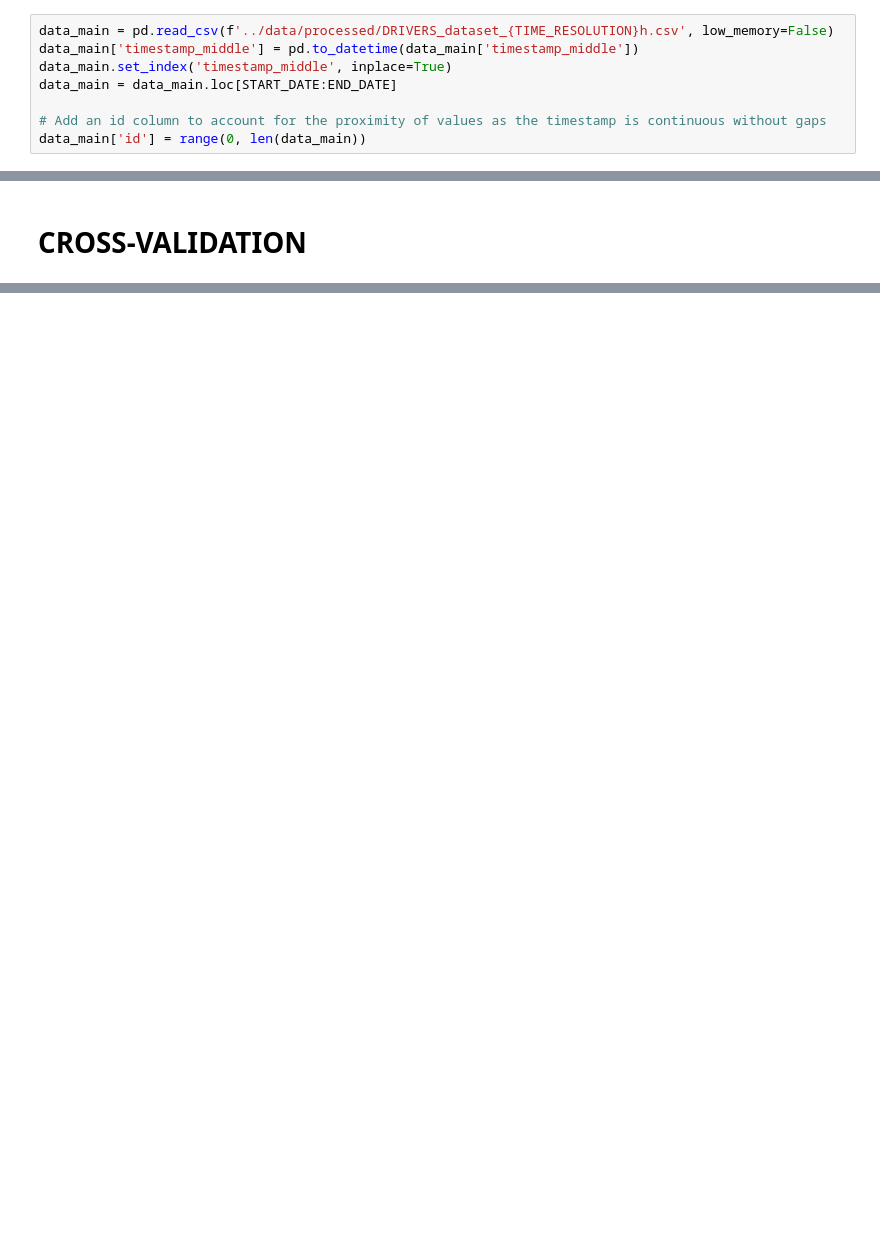
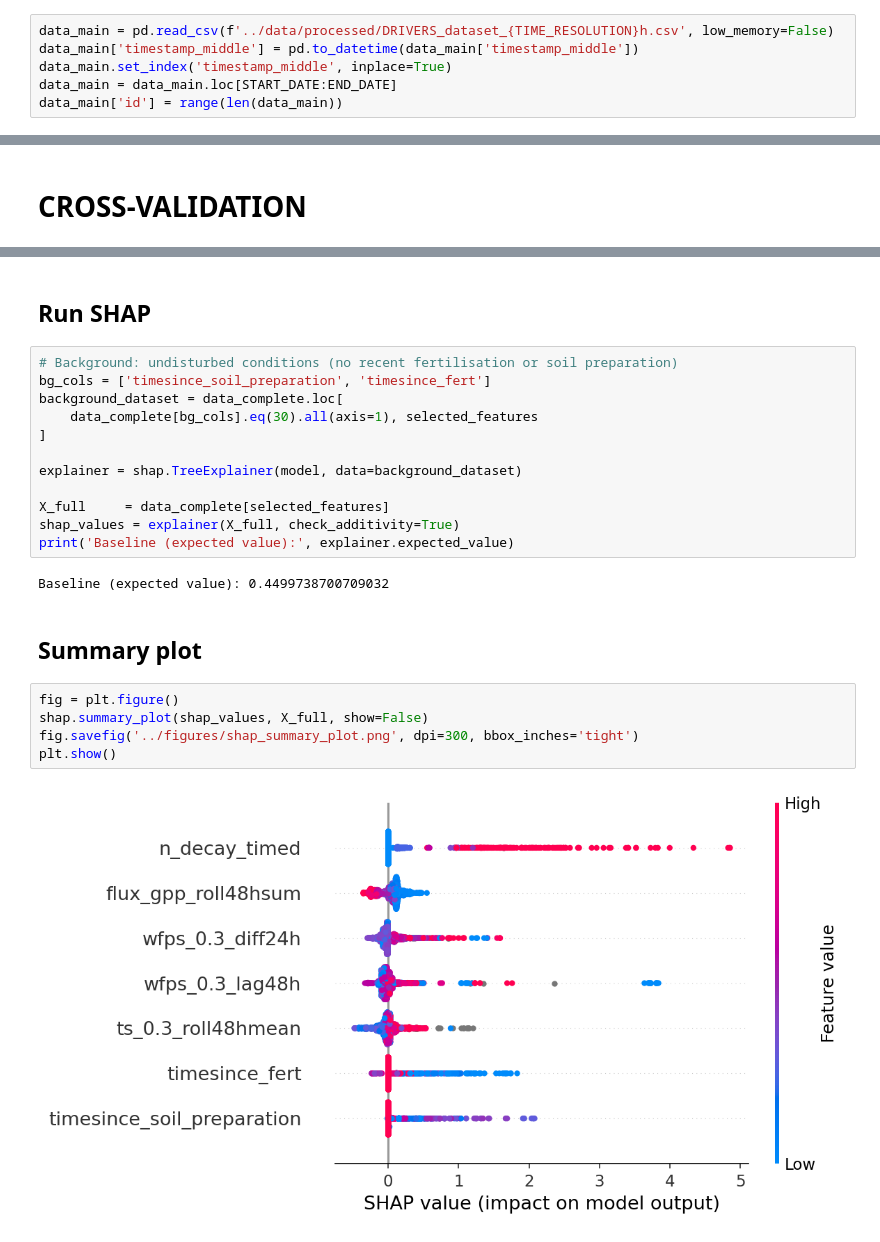
Before and after one commit to fabioturc/n2o-wheat-drivers-sources, a Jupyter notebook: notebooks/DRIVERS_10_shap_analysis.ipynb, the cells around one changed output, grey strips where cells are left out. Cells and saved outputs as stored; diff of their text form; blank space fills up the shorter version.

```diff
--- a/notebooks/DRIVERS_10_shap_analysis.ipynb
+++ b/notebooks/DRIVERS_10_shap_analysis.ipynb
@@ -34,8 +32,6 @@ data_main = pd.read_csv(f'../data/processed/DRIVERS_dataset_{TIME_RESOLUTION}h.c
 data_main['timestamp_middle'] = pd.to_datetime(data_main['timestamp_middle'])
 data_main.set_index('timestamp_middle', inplace=True)
 data_main = data_main.loc[START_DATE:END_DATE]
-
-# Add an id column to account for the proximity of values as the timestamp is continuous without gaps
-data_main['id'] = range(0, len(data_main))
+data_main['id'] = range(len(data_main))
 # %% [markdown]
 # CLEAN DATA
@@ -1101,0 +216,25 @@ plt.show()
+# %% [markdown]
+## Run SHAP
+# %%
+# Background: undisturbed conditions (no recent fertilisation or soil preparation)
+bg_cols = ['timesince_soil_preparation', 'timesince_fert']
+background_dataset = data_complete.loc[
+    data_complete[bg_cols].eq(30).all(axis=1), selected_features
+]
+
+explainer = shap.TreeExplainer(model, data=background_dataset)
+
+X_full     = data_complete[selected_features]
+shap_values = explainer(X_full, check_additivity=True)
+print('Baseline (expected value):', explainer.expected_value)
+# %% [output]
+Baseline (expected value): 0.4499738700709032
+# %% [markdown]
+## Summary plot
+# %%
+fig = plt.figure()
+shap.summary_plot(shap_values, X_full, show=False)
+fig.savefig('../figures/shap_summary_plot.png', dpi=300, bbox_inches='tight')
+plt.show()
+# %% [output]
+[figure, added]
```
Also changed, not shown: parts of 80 cells of this notebook, 5 other files.
